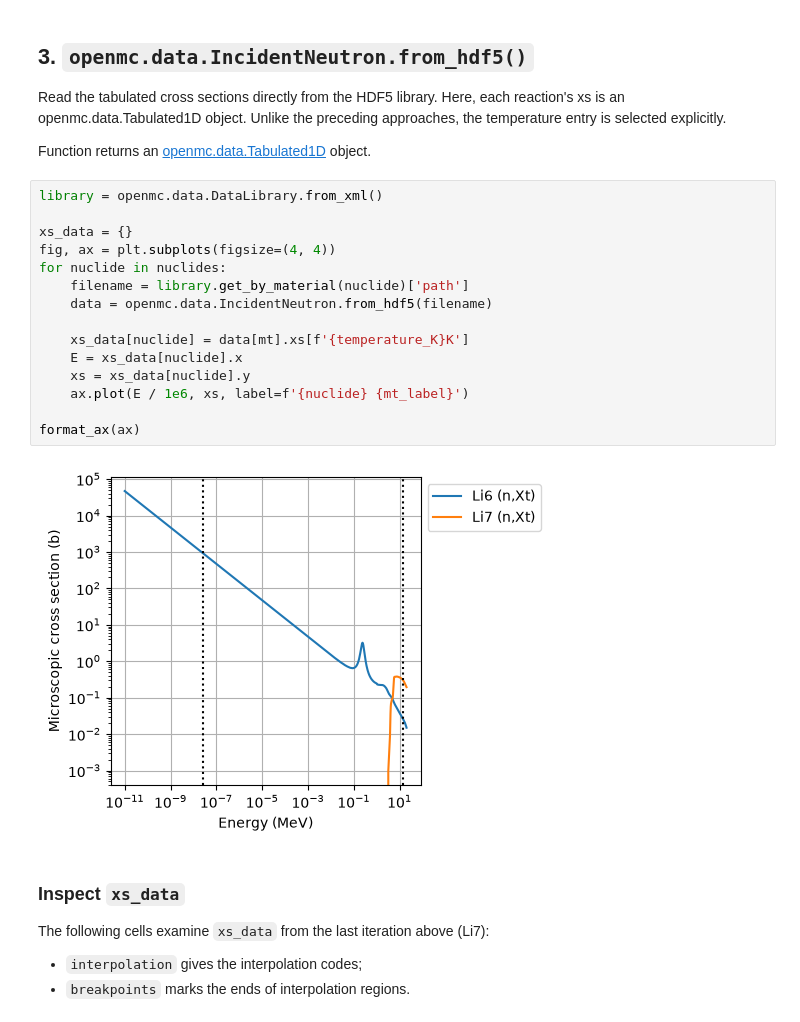
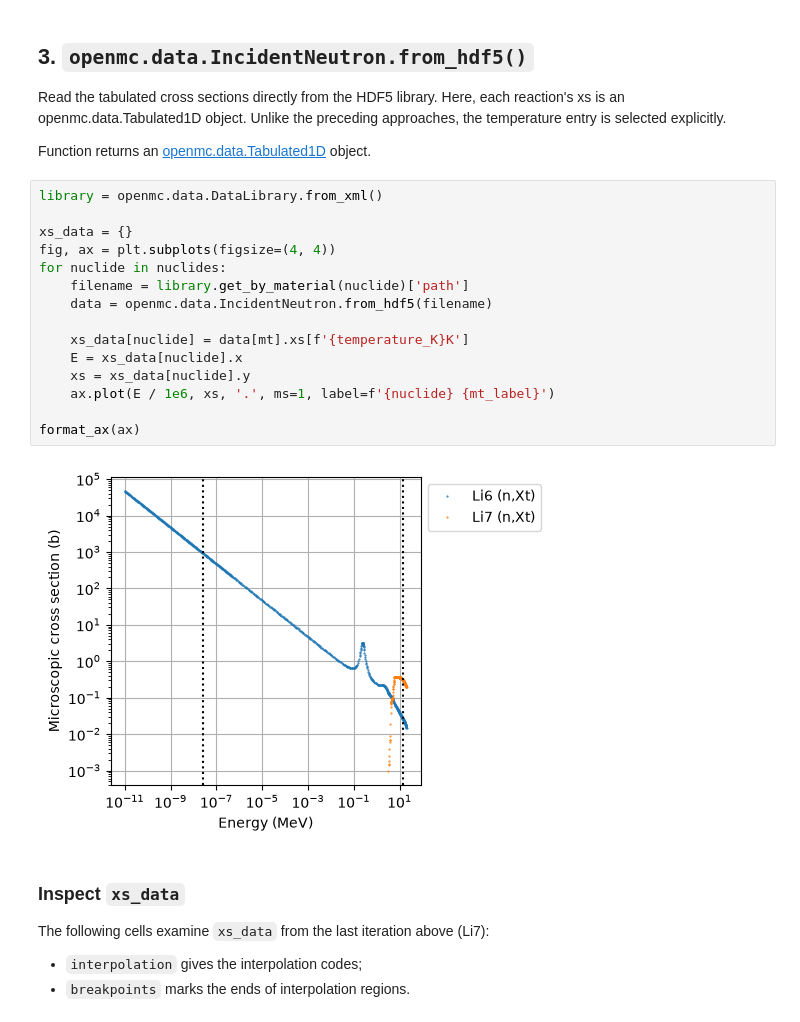
Before and after one commit to marypwchin/openmc-workbench, a Jupyter notebook: 1_cross_sections/1_0_survey_ways_to_plot.ipynb, the cells around one changed output. Drawn from its saved outputs; the diff is of its cells as text.

```diff
--- a/1_cross_sections/1_0_survey_ways_to_plot.ipynb
+++ b/1_cross_sections/1_0_survey_ways_to_plot.ipynb
@@ -90,20 +105,20 @@ Function returns an [openmc.data.Tabulated1D](https://docs.openmc.org/en/stable/
 # %%
 library = openmc.data.DataLibrary.from_xml()
 
 xs_data = {}
 fig, ax = plt.subplots(figsize=(4, 4))
 for nuclide in nuclides:
     filename = library.get_by_material(nuclide)['path']
     data = openmc.data.IncidentNeutron.from_hdf5(filename)
 
     xs_data[nuclide] = data[mt].xs[f'{temperature_K}K']
     E = xs_data[nuclide].x
     xs = xs_data[nuclide].y
-    ax.plot(E / 1e6, xs, label=f'{nuclide} {mt_label}')
+    ax.plot(E / 1e6, xs, '.', ms=1, label=f'{nuclide} {mt_label}')
 
 format_ax(ax)
 # %% [output]
-[figure, old version]
+[figure, new version]
 # %% [markdown]
 ### Inspect `xs_data`
 The following cells examine `xs_data` from the last iteration above (Li7):
```
Also changed, not shown: parts of 14 cells of this notebook, 8 other files.
